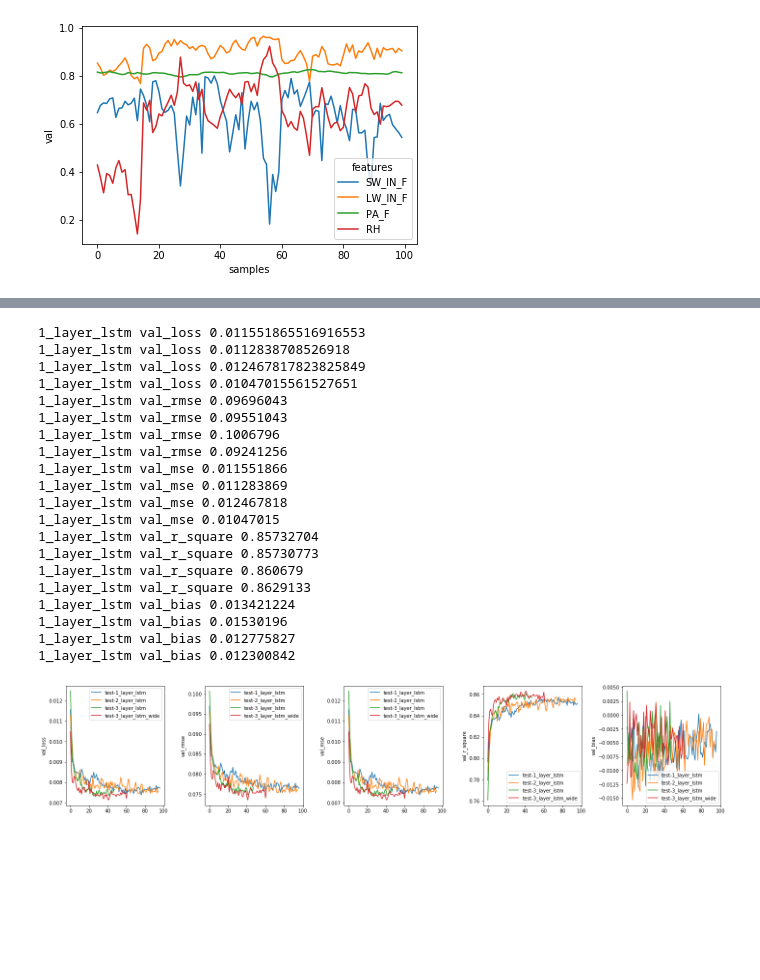
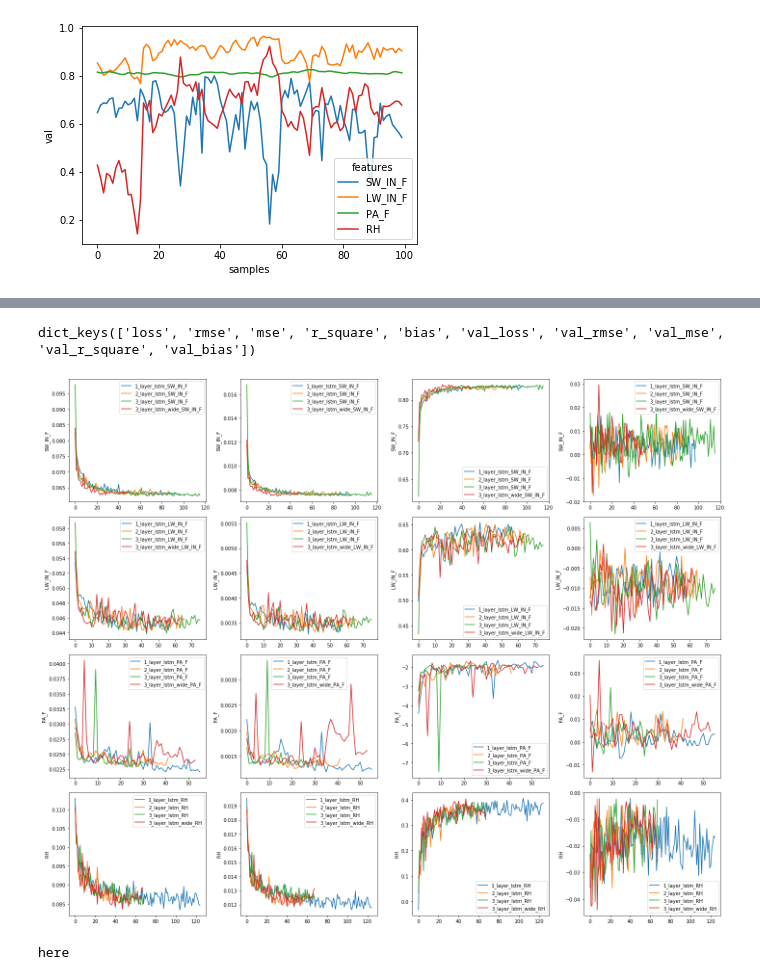
Before and after one commit to jhamman/met-ml, a Jupyter notebook: notebooks/met-ml.ipynb, the cells around one changed output, grey strips where cells are left out. Drawn from its saved outputs; the diff is of its cells as text; code cells hidden in the pictures; blank space fills up the shorter version.

```diff
--- a/notebooks/met-ml.ipynb
+++ b/notebooks/met-ml.ipynb
@@ -69,9 +65,9 @@ def bias(y_true, y_pred):
 metrics = [rmse, mse, r_square, bias]
 
 
-def make_model_1():
+def make_model_1(var, ydims=None):
     # design network
-    name = "1_layer_lstm"
+    name = f"1_layer_lstm_{var}"
     model = Sequential(name=name)
     model.add(LSTM(20, input_shape=input_shape, use_bias=True))
     model.add(Dense(ydims["features"]))
@@ -79,9 +75,9 @@ def make_model_1():
     return model
 
 
-def make_model_2():
+def make_model_2(var, ydims=None):
     # design network
-    name = "2_layer_lstm"
+    name = f"2_layer_lstm_{var}"
     model = Sequential(name=name)
     model.add(LSTM(20, input_shape=input_shape, use_bias=True, return_sequences=True))
     model.add(LSTM(20))
@@ -90,9 +86,9 @@ def make_model_2():
     return model
 
 
-def make_model_3():
+def make_model_3(var, ydims=None):
     # design network
-    name = "3_layer_lstm"
+    name = f"3_layer_lstm_{var}"
     model = Sequential(name=name)
     model.add(LSTM(20, input_shape=input_shape, use_bias=True, return_sequences=True))
     model.add(LSTM(20, return_sequences=True))
@@ -102,9 +98,9 @@ def make_model_3():
     return model
 
 
-def make_model_4():
+def make_model_4(var, ydims=None):
     # design network
-    name = "3_layer_lstm_wide"
+    name = f"3_layer_lstm_wide_{var}"
     model = Sequential(name=name)
     model.add(LSTM(40, input_shape=input_shape, use_bias=True, return_sequences=True))
     model.add(LSTM(40, return_sequences=True))
@@ -192,38 +194,32 @@ Epoch 62/500
+# %%
+h.history.keys()
+# %% [output]
+dict_keys(['loss', 'rmse', 'mse', 'r_square', 'bias', 'val_loss', 'val_rmse', 'val_mse', 'val_r_square', 'val_bias'])
 # %%
-hvars = ["val_loss", "val_rmse", "val_mse", "val_r_square", "val_bias"]
+scores = [
+    #     "val_loss",
+    "val_rmse",
+    "val_mse",
+    "val_r_square",
+    "val_bias",
+]
 
-fig, axes = plt.subplots(ncols=len(hvars), nrows=1, figsize=(20, 4))
-for var, ax in zip(hvars, axes):
-    plt.sca(ax)
-    # plot training history
-    for model, h in history.items():
-        #     plt.plot(h.history['loss'], label=f'train-{batch}')
-        plt.plot(h.history[var], label=f"test-{model}")
-        print(batch, var, np.max(np.abs(h.history[var])))
-    plt.ylabel(var)
-    # plt.yscale('log')
-    # plt.xscale('log')
-    plt.legend()
+fig, axes = plt.subplots(ncols=len(scores), nrows=4, figsize=(20, 16))
+for i, var in enumerate(y_train.features.values):
+    for j, score in enumerate(scores):
+        # plot training history
+        plt.sca(axes[i, j])
+        for model, h in history.items():
+            if var in model:
+                plt.plot(h.history[score], label=model)
+        plt.ylabel(var)
+        # plt.yscale('log')
+        # plt.xscale('log')
+        plt.legend()
 plt.tight_layout()
 # %% [output]
-1_layer_lstm val_loss 0.011551865516916553
-1_layer_lstm val_loss 0.0112838708526918
-1_layer_lstm val_loss 0.012467817823825849
-1_layer_lstm val_loss 0.01047015561527651
-1_layer_lstm val_rmse 0.09696043
-1_layer_lstm val_rmse 0.09551043
-1_layer_lstm val_rmse 0.1006796
-1_layer_lstm val_rmse 0.09241256
-1_layer_lstm val_mse 0.011551866
-1_layer_lstm val_mse 0.011283869
-1_layer_lstm val_mse 0.012467818
-1_layer_lstm val_mse 0.01047015
-1_layer_lstm val_r_square 0.85732704
-1_layer_lstm val_r_square 0.85730773
-1_layer_lstm val_r_square 0.860679
-1_layer_lstm val_r_square 0.8629133
-1_layer_lstm val_bias 0.013421224
-1_layer_lstm val_bias 0.01530196
-1_layer_lstm val_bias 0.012775827
-1_layer_lstm val_bias 0.012300842
-[figure, old version]
+[figure, new version]
+# %%
+print("here")
+# %% [output]
+here
```
Also changed, not shown: parts of 10 cells of this notebook, 4 other files.
